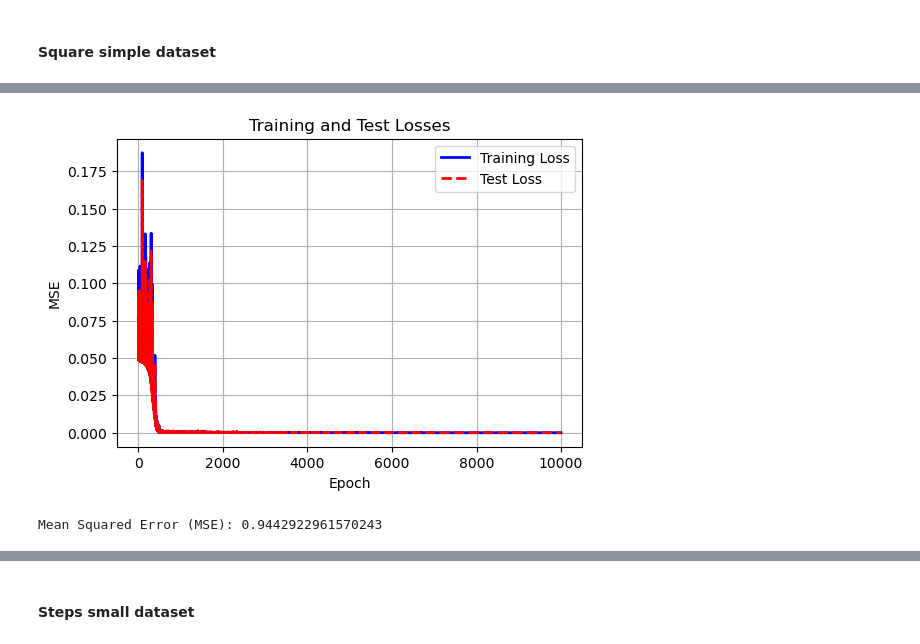
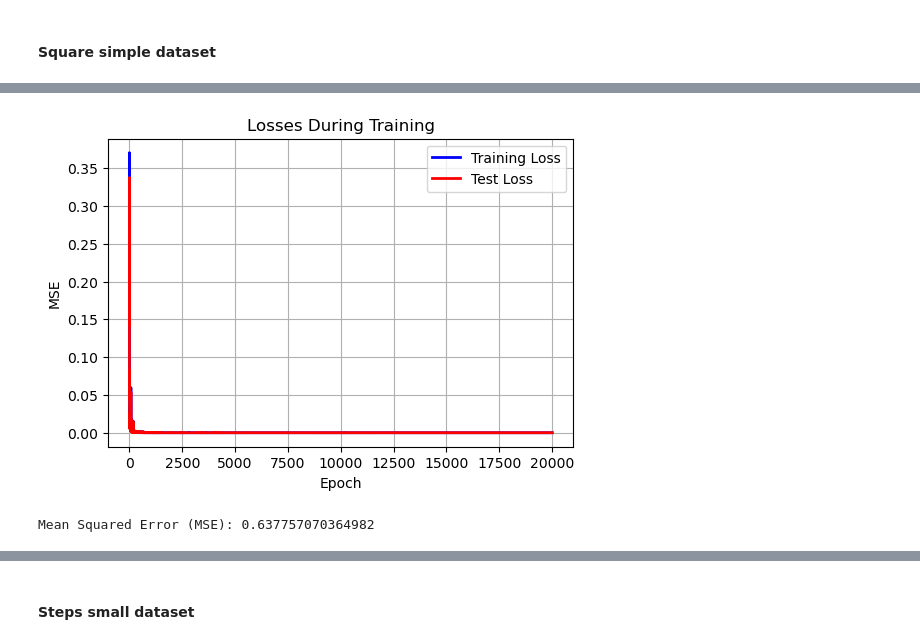
Before and after one commit to sienkozuzanna/miowad, a Jupyter notebook: NeuralNetworks/nn2.ipynb, the cells around one changed output, grey strips where cells are left out. Drawn from its saved outputs; the diff is of its cells as text; code cells hidden in the pictures.

```diff
--- a/NeuralNetworks/nn2.ipynb
+++ b/NeuralNetworks/nn2.ipynb
@@ -53,12 +61,14 @@ def plot_fitted_vs_actual(X_train, Y_train, Y_pred, train_or_test):
 # %% [markdown]
 #### Square simple dataset
 # %%
-square_simple_training_path='data/mio/mio1/regression/square-simple-training.csv'
-square_simple_test_path='data/mio/mio1/regression/square-simple-test.csv'
+square_simple_training_path='data/square-simple-training.csv'
+square_simple_test_path='data/square-simple-test.csv'
 
 X_train_square_simple, Y_train_square_simple, X_test_square_simple, Y_test_square_simple=load_data(square_simple_training_path, square_simple_test_path)
 
 plt.figure(figsize=(6, 4))
 plt.grid(True)
 plt.scatter(X_train_square_simple, Y_train_square_simple)
+plt.xlabel('X_train')
+plt.ylabel('Y_train')
 # %% [output]
@@ -69,8 +79,9 @@ normalizer_square_simple = Normalizer()
 X_train_square_simple_normalized, Y_train_square_simple_normalized = normalizer_square_simple.fit_transform(X_train_square_simple, Y_train_square_simple)
 X_test_square_simple_normalized, Y_test_square_simple_normalized = normalizer_square_simple.transform(X_test_square_simple, Y_test_square_simple)
 # %%
-nn_square_simple = NeuralNetwork(layers=[1, 20, 1], learning_rate=0.2, activation='tanh',weights_initialize="Xavier" )
+nn_square_simple = NeuralNetwork(task="regression", layers=[1, 20, 20, 1], activation='relu',weights_initialize="He" )
 nn_square_simple.train(X_train_square_simple_normalized, Y_train_square_simple_normalized,
                        X_test_square_simple_normalized, Y_test_square_simple_normalized,
-                       epochs=10000, batch_size=32, show_training=False)
+                       epochs=20000, batch_size=32, learning_rate=0.1,
+                       verbose=True, verbose_interval=1000)
 # %% [output]
@@ -94,10 +108,10 @@ Total training time: 3.76 seconds
-[figure, old version]
+[figure, new version]
 # %%
 Y_pred_denorm=normalizer_square_simple.denormalize_Y(nn_square_simple.predict(X_test_square_simple_normalized))
 mse = np.mean((Y_pred_denorm - Y_test_square_simple) ** 2)
 print(f'Mean Squared Error (MSE): {mse}')
 # %% [output]
-Mean Squared Error (MSE): 0.9442922961570243
+Mean Squared Error (MSE): 0.637757070364982
 # %%
 plot_fitted_vs_actual(X_test_square_simple, Y_test_square_simple, Y_pred_denorm, "test")
 # %% [output]
```
Also changed, not shown: parts of 13 cells of this notebook.
